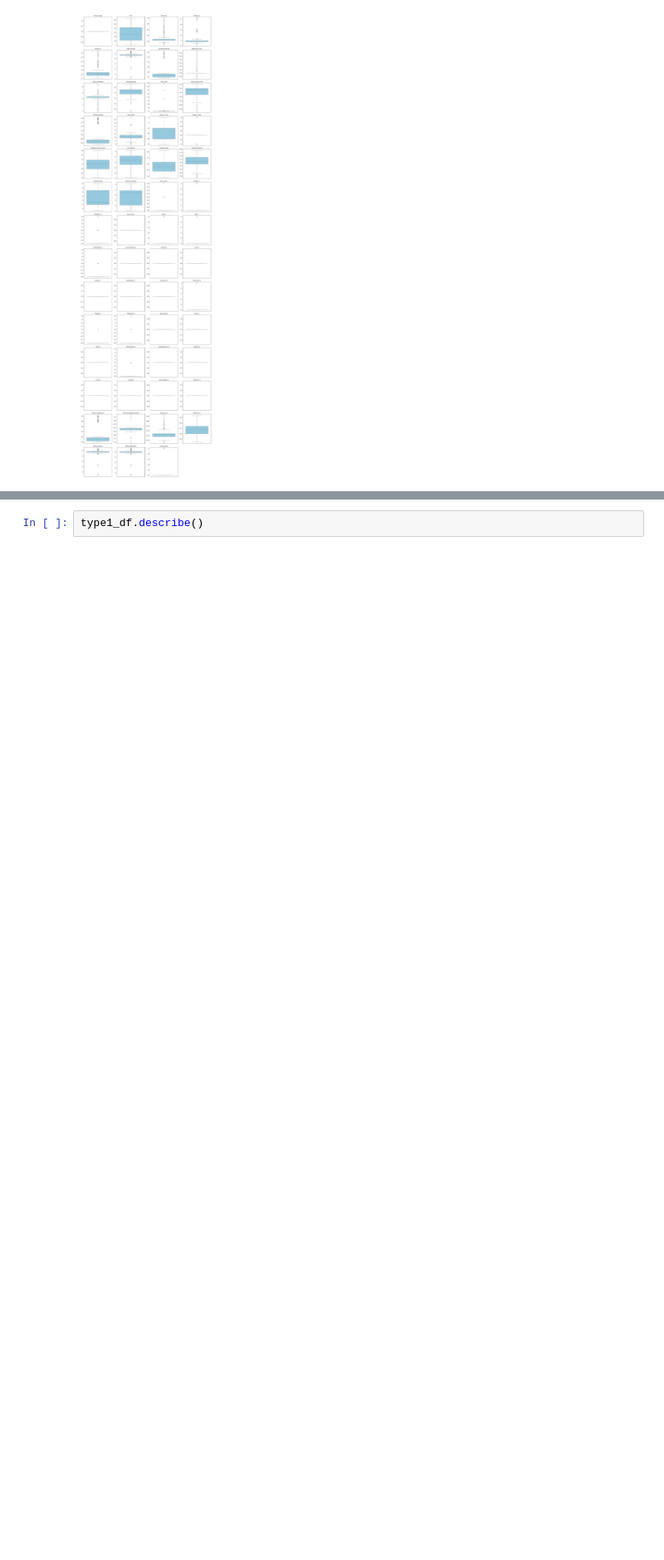
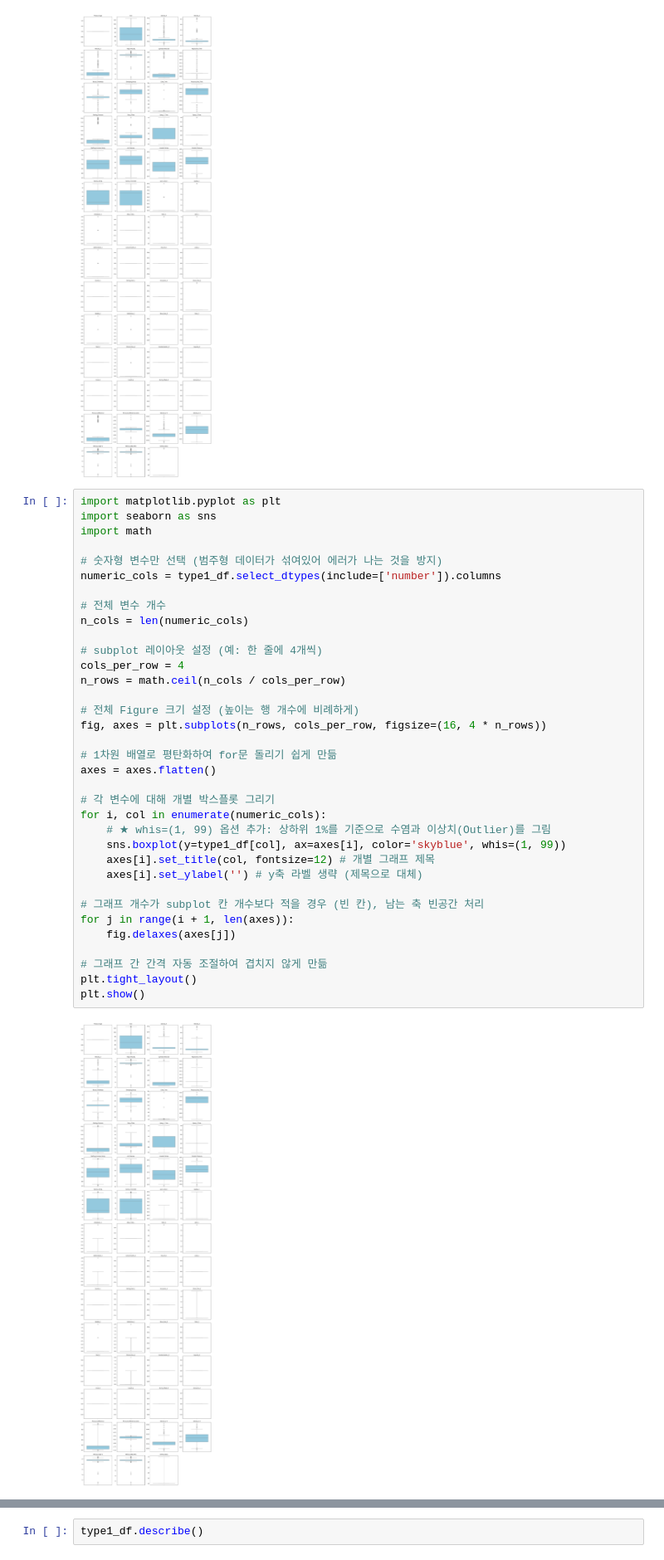
Before and after one commit to heeso0908/hotsix, a Jupyter notebook: notebooks/김재천/statistics_all_iv_vif copy.ipynb, the cells around one changed output, grey strips where cells are left out. Shown at 83% size. Cells and saved outputs as stored; diff of their text form; blank space fills up the shorter version.

```diff
--- a/notebooks/김재천/statistics_all_iv_vif copy.ipynb
+++ b/notebooks/김재천/statistics_all_iv_vif copy.ipynb
@@ -91,3 +93,40 @@ plt.tight_layout()
 plt.show()
 # %% [output]
 [figure]
+# %%
+import matplotlib.pyplot as plt
+import seaborn as sns
+import math
+
+# 숫자형 변수만 선택 (범주형 데이터가 섞여있어 에러가 나는 것을 방지)
+numeric_cols = type1_df.select_dtypes(include=['number']).columns
+
+# 전체 변수 개수
+n_cols = len(numeric_cols)
+
+# subplot 레이아웃 설정 (예: 한 줄에 4개씩)
+cols_per_row = 4
+n_rows = math.ceil(n_cols / cols_per_row)
+
+# 전체 Figure 크기 설정 (높이는 행 개수에 비례하게)
+fig, axes = plt.subplots(n_rows, cols_per_row, figsize=(16, 4 * n_rows))
+
+# 1차원 배열로 평탄화하여 for문 돌리기 쉽게 만듦
+axes = axes.flatten()
+
+# 각 변수에 대해 개별 박스플롯 그리기
+for i, col in enumerate(numeric_cols):
+    # ★ whis=(1, 99) 옵션 추가: 상하위 1%를 기준으로 수염과 이상치(Outlier)를 그림
+    sns.boxplot(y=type1_df[col], ax=axes[i], color='skyblue', whis=(1, 99))
+    axes[i].set_title(col, fontsize=12) # 개별 그래프 제목
+    axes[i].set_ylabel('') # y축 라벨 생략 (제목으로 대체)
+
+# 그래프 개수가 subplot 칸 개수보다 적을 경우 (빈 칸), 남는 축 빈공간 처리
+for j in range(i + 1, len(axes)):
+    fig.delaxes(axes[j])
+
+# 그래프 간 간격 자동 조절하여 겹치지 않게 만듦
+plt.tight_layout()
+plt.show()
+# %% [output]
+[figure, added]
```
Also changed, not shown: parts of 7 cells of this notebook, 4 other files.
